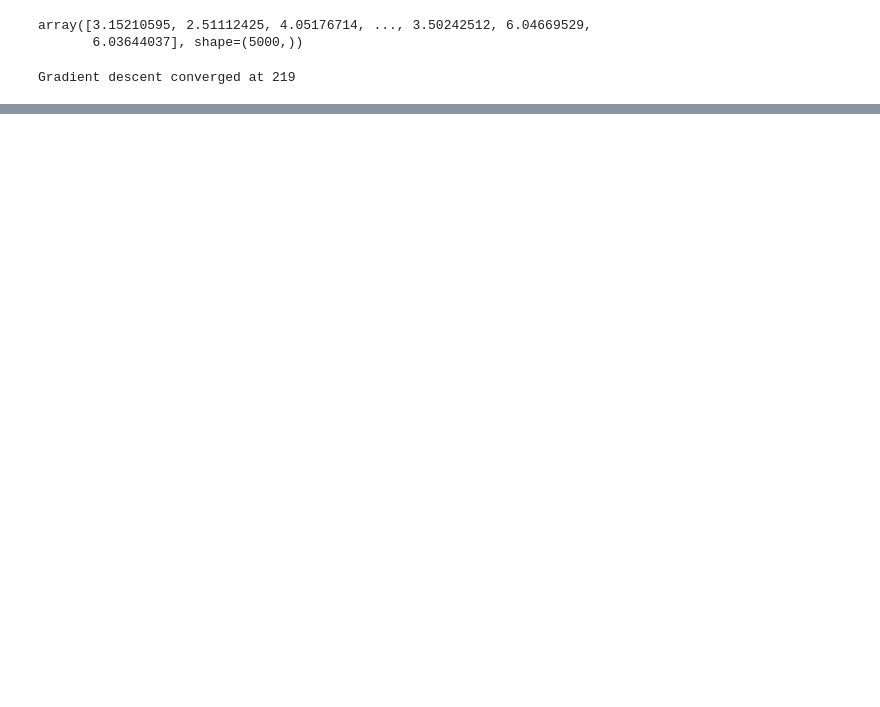
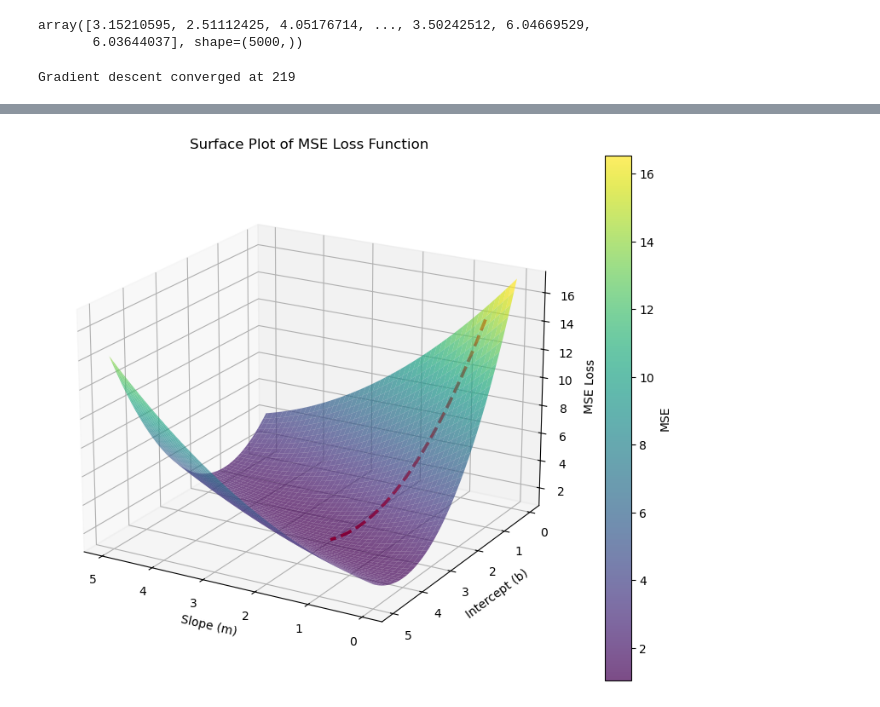
Before and after one commit to girish1993/nano, a Jupyter notebook: nano/math_with_ml/lin_reg.ipynb, the cells around one changed output, grey strips where cells are left out. Drawn from its saved outputs; the diff is of its cells as text; code cells hidden in the pictures; blank space fills up the shorter version.

Commit message:
completed viz for 3d plot

```diff
--- a/nano/math_with_ml/lin_reg.ipynb
+++ b/nano/math_with_ml/lin_reg.ipynb
@@ -73,0 +75,7 @@ plt.show()
+# %%
+# plotting the surface plot of the loss curve
+
+surf_m = np.linspace(0, 5, 100)
+surf_b = np.linspace(0, 5, 100)
+
+M_new, B_new  = np.meshgrid(surf_m, surf_b)
@@ -73,0 +84,7 @@ plt.show()
+# %%
+MSE_grid = np.zeros((100,100))
+for i in range(100):
+    for j in range(100):
+        y_hat_new = M_new[i,j] * X  + B_new[i,j]
+        MSE_grid[i,j] = np.mean((Y-y_hat_new)**2)
+MSE_grid
@@ -73,0 +105,14 @@ plt.show()
+# %%
+fig = plt.figure(figsize=(10, 8))
+ax = fig.add_subplot(111, projection='3d')
+surf = ax.plot_surface(M_new, B_new, MSE_grid, cmap='viridis', alpha=0.7)
+ax.set_xlabel('Slope (m)')
+ax.set_ylabel('Intercept (b)')
+ax.set_zlabel('MSE Loss')
+ax.set_title('Surface Plot of MSE Loss Function')
+ax.plot(m_arr, b_arr, mse_arr, color="red", linewidth=2.7, linestyle='--')
+ax.view_init(elev=20, azim=120)
+fig.colorbar(surf, ax=ax, label='MSE')
+plt.show()
+# %% [output]
+[figure, added]
```
Also changed, not shown: parts of 4 cells of this notebook.
